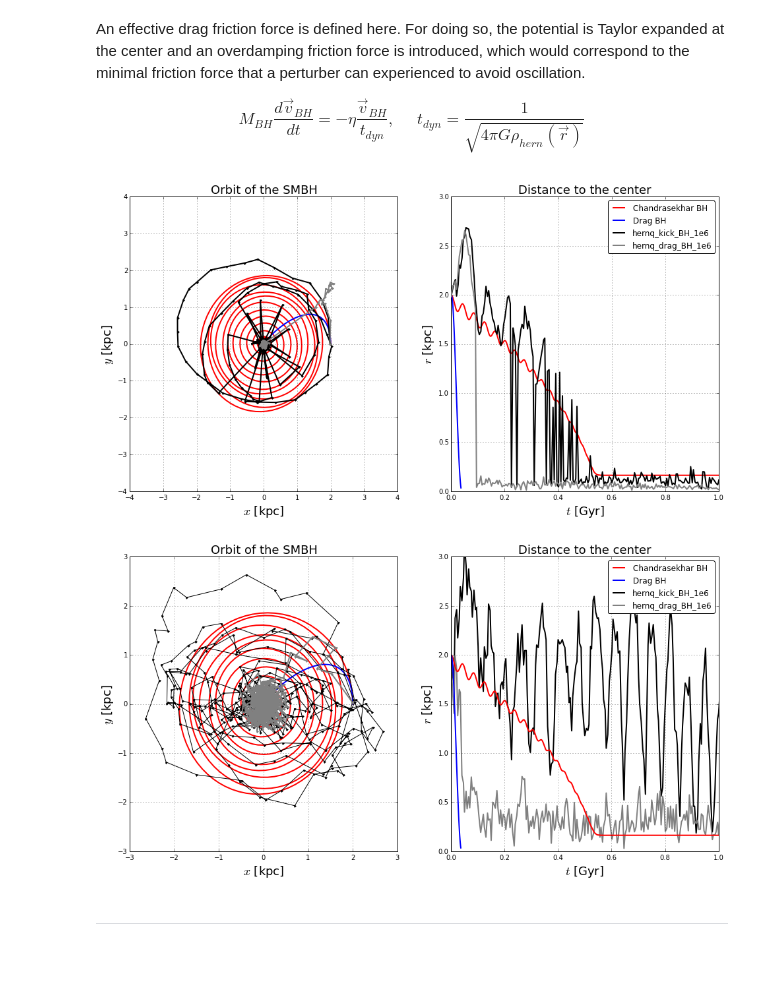
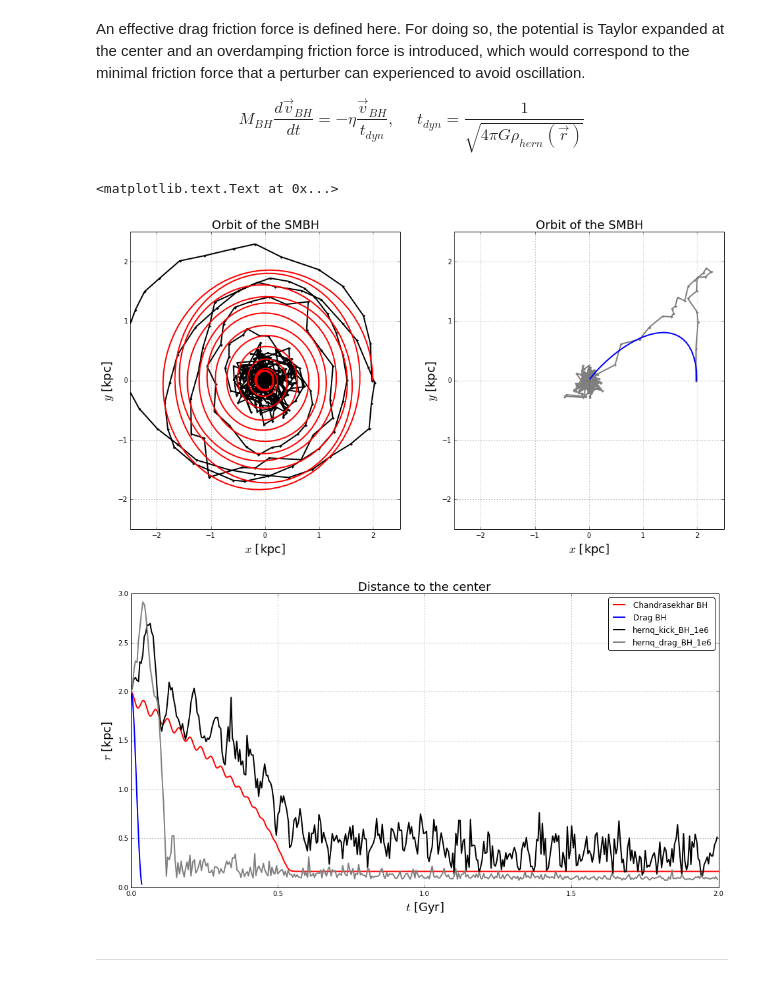
Before and after one commit to sbustamante/CosmologicalBlackHoles, a Jupyter notebook: Codes/controlled_experiments.ipynb, the cells around one changed output. Cells and saved outputs as stored; diff of their text form; code cells hidden in the pictures.

```diff
--- a/Codes/controlled_experiments.ipynb
+++ b/Codes/controlled_experiments.ipynb
@@ -42,6 +42,8 @@ DataFolder = '/home/bustamsn/PhD/Data/hernquist_dynamical_friction/'
 DataResults = './results/'
 #Loaddata flag
 LoadData = True
+#Maximum snapshot number
+max_snap = 400
 # %% [markdown]
 # Contents
 # %% [markdown]
@@ -122,7 +124,7 @@ else:
 # %%
 bh_s16 = black_hole_sim( simulation = 'hernq_kick_BH_1e6',
                          snapbase = 'snapshot',
-                         n_snap = 400,
+                         n_snap = max_snap,
                          datafolder = DataFolder,
                          resultsfolder = DataResults,
                          center = [250,250,250] )
@@ -133,7 +135,7 @@ else:
 # %%
 bh_s26 = black_hole_sim( simulation = 'hernq_drag_BH_1e6',
                          snapbase = 'snapshot',
-                         n_snap = 400,
+                         n_snap = max_snap,
                          datafolder = DataFolder,
                          resultsfolder = DataResults,
                          center = [250,250,250] )
@@ -442,15 +485,13 @@ plt.subplot(1,2,1)
 
 #Analytic trajectories
 plt.plot(rtc1[:,0], rtc1[:,1], '-', lw=2, color = 'red')
-plt.plot(rtd1[:,0], rtd1[:,1], '-', lw=2, color = 'blue')
 
 
 #Simulated trajectories
-T = 400
-plt.plot( bh_s16.r_c[:T,0], bh_s16.r_c[:T,1] , '.-', lw=2, color = 'black', zorder = 10 )
-plt.plot( bh_s26.r_c[:T,0], bh_s26.r_c[:T,1] , '.-', lw=2, color = 'gray', zorder = 10 )
+T = max_snap
+plt.plot( bh_s16.r_c[:T,0], bh_s16.r_c[:T,1] , '.-', lw=2, color = 'black', zorder = 0 )
 
-dL = 4
+dL = 2.5
 plt.xlim( (-dL,dL) )
 plt.ylim( (-dL,dL) )
 plt.xlabel( "$x$ [kpc]", fontsize = 18 )
@@ -461,64 +502,44 @@ plt.title( "Orbit of the SMBH", fontsize = 18 )
 plt.subplot(1,2,2)
 
 #Analytic trajectories
-plt.plot(tc1, rmtc1, '-', lw=2, color = 'red', label = 'Chandrasekhar BH')
-plt.plot(td1, rmtd1, '-', lw=2, color = 'blue', label = 'Drag BH')
+plt.plot(rtd1[:,0], rtd1[:,1], '-', lw=2, color = 'blue')
+
 
 #Simulated trajectories
-plt.plot( bh_s16.t[:T], bh_s16.rm_c[:T], '-', lw=2, color = 'black', zorder = 10, label = 'hernq_kick_BH_1e6' )
-plt.plot( bh_s26.t[:T], bh_s26.rm_c[:T], '-', lw=2, color = 'gray', zorder = 10, label = 'hernq_drag_BH_1e6' )
+T = max_snap
+plt.plot( bh_s26.r_c[:T,0], bh_s26.r_c[:T,1] , '.-', lw=2, color = 'gray', zorder = 0 )
 
-#plt.semilogx()
-plt.ylim( (0,3) )
-plt.xlim( (0,1) )
-plt.xlabel( "$t$ [Gyr]", fontsize = 18 )
-plt.ylabel( "$r$ [kpc]", fontsize = 18 )
+dL = 2.5
+plt.xlim( (-dL,dL) )
+plt.ylim( (-dL,dL) )
+plt.xlabel( "$x$ [kpc]", fontsize = 18 )
+plt.ylabel( "$y$ [kpc]", fontsize = 18 )
 plt.grid(1)
-plt.title( "Distance to the center", fontsize = 18 )
-leg = plt.legend( loc= 'upper right', fancybox = True )
+plt.title( "Orbit of the SMBH", fontsize = 18 )
 # %% [output]
+<matplotlib.text.Text at 0x...>
-[figure, old version]
+[figure, new version]
 # %%
 plt.figure( figsize=(16,8) )
-plt.subplot(1,2,1)
-
-#Analytic trajectories
-plt.plot(rtc1[:,0], rtc1[:,1], '-', lw=2, color = 'red')
-plt.plot(rtd1[:,0], rtd1[:,1], '-', lw=2, color = 'blue')
-
-
-#Simulated trajectories
-T = 400
-plt.plot( bh_s15.r_c[:T,0], bh_s15.r_c[:T,1] , '.-', lw=1, color = 'black', zorder = 10 )
-plt.plot( bh_s25.r_c[:T,0], bh_s25.r_c[:T,1] , '.-', lw=2, color = 'gray', zorder = 10 )
-
-dL = 3
-plt.xlim( (-dL,dL) )
-plt.ylim( (-dL,dL) )
-plt.xlabel( "$x$ [kpc]", fontsize = 18 )
-plt.ylabel( "$y$ [kpc]", fontsize = 18 )
-plt.grid(1)
-plt.title( "Orbit of the SMBH", fontsize = 18 )
-
-plt.subplot(1,2,2)
 
 #Analytic trajectories
 plt.plot(tc1, rmtc1, '-', lw=2, color = 'red', label = 'Chandrasekhar BH')
 plt.plot(td1, rmtd1, '-', lw=2, color = 'blue', label = 'Drag BH')
 
 #Simulated trajectories
-plt.plot( bh_s15.t[:T], bh_s15.rm_c[:T], '-', lw=2, color = 'black', zorder = 0, label = 'hernq_kick_BH_1e6' )
-plt.plot( bh_s25.t[:T], bh_s25.rm_c[:T], '-', lw=2, color = 'gray', zorder = 0, label = 'hernq_drag_BH_1e6' )
+plt.plot( bh_s16.t[:T], bh_s16.rm_c[:T], '-', lw=2, color = 'black', zorder = 10, label = 'hernq_kick_BH_1e6' )
+plt.plot( bh_s26.t[:T], bh_s26.rm_c[:T], '-', lw=2, color = 'gray', zorder = 10, label = 'hernq_drag_BH_1e6' )
 
+#plt.semilogx()
 plt.ylim( (0,3) )
-plt.xlim( (0,1) )
+plt.xlim( (0,2) )
 plt.xlabel( "$t$ [Gyr]", fontsize = 18 )
 plt.ylabel( "$r$ [kpc]", fontsize = 18 )
 plt.grid(1)
 plt.title( "Distance to the center", fontsize = 18 )
 leg = plt.legend( loc= 'upper right', fancybox = True )
 # %% [output]
-[figure, old version]
+[figure, new version]
 # %% [markdown]
 - - -
 # %% [markdown]
```
Also changed, not shown: parts of 14 cells of this notebook, 7 other files.
